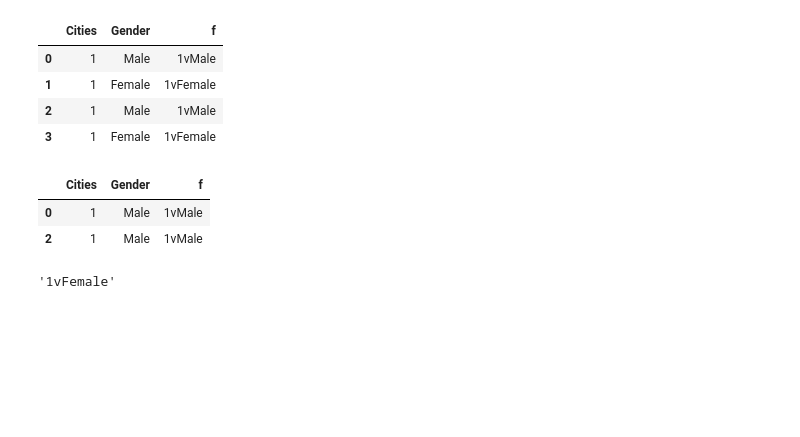
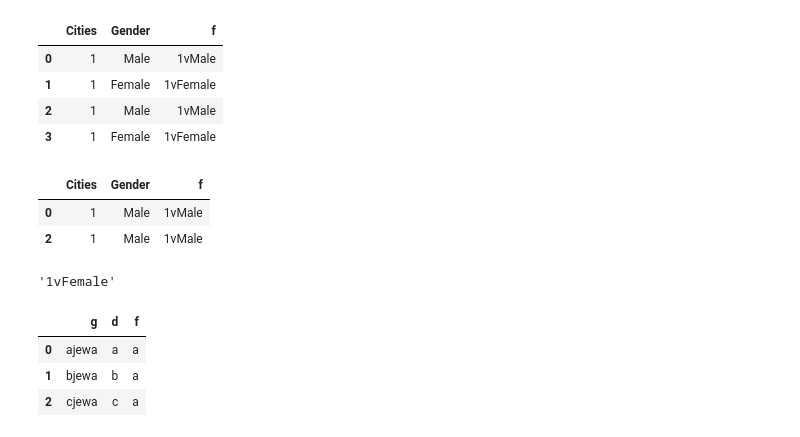
Before and after one commit to Kevy69/Databehandling-Kevin, a Jupyter notebook: Testing.ipynb, the cells around one changed output. Cells and saved outputs as stored; diff of their text form; code cells hidden in the pictures; blank space fills up the shorter version.

```diff
--- a/Testing.ipynb
+++ b/Testing.ipynb
@@ -315,3 +315,22 @@ df1
 df1.loc[1, 'f']
 # %% [output]
 '1vFemale'
+# %%
+series1 = pd.Series(list("abc"))
+
+series2 = pd.Series(list("aaa"))
+
+series1.str.cat(series2, sep="-")
+
+
+df = pd.DataFrame(dict(d=series1, f=series2))
+df
+
+
+df.insert(0, 'g', df['d'].str.cat(df['f'], sep='jew'))
+df
+# %% [output]
+|  | g | d | f |
+| 0 | ajewa | a | a |
+| 1 | bjewa | b | a |
+| 2 | cjewa | c | a |
```
Also changed, not shown: 9 other files.
